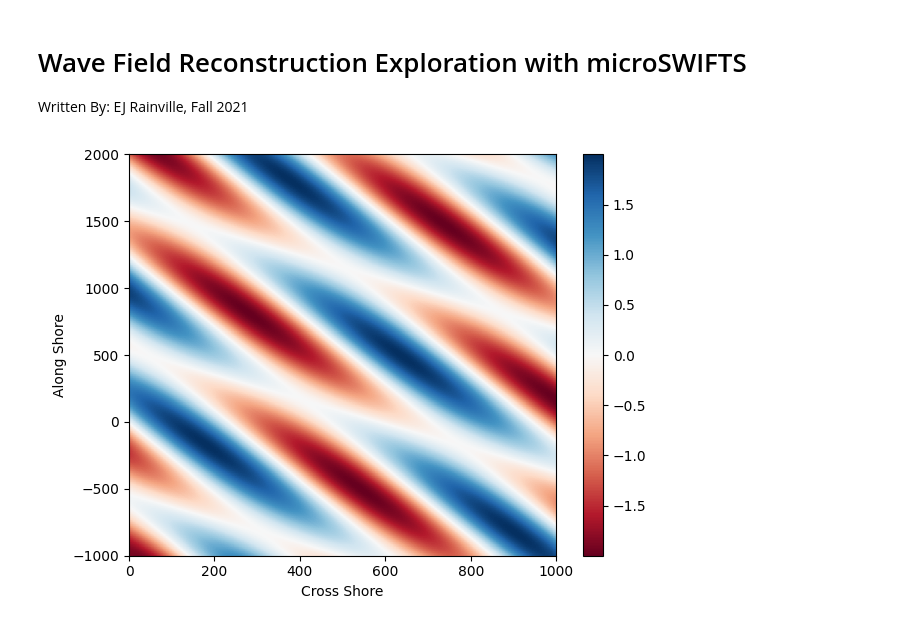
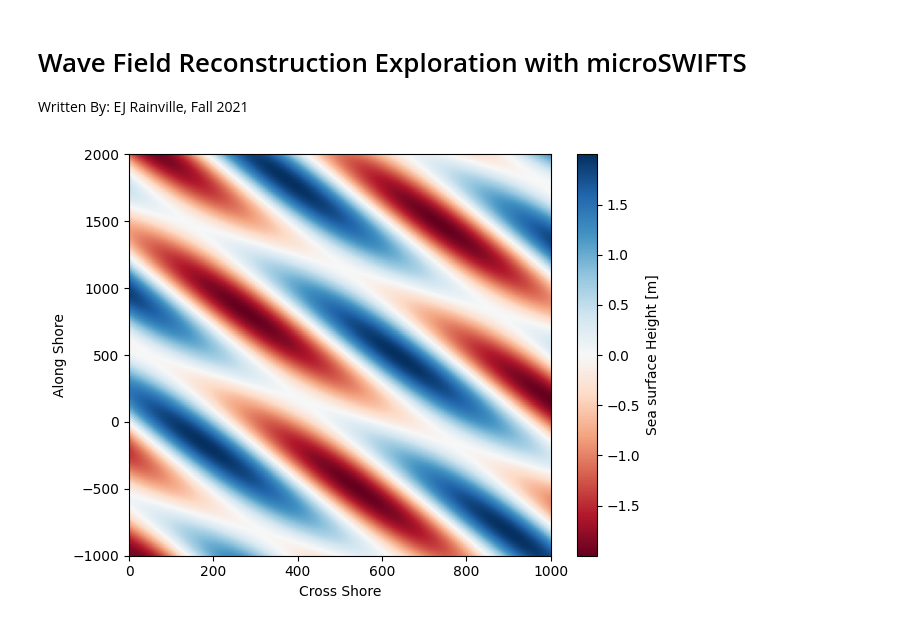
Before and after one commit to SASlabgroup/DUNEXMainExp, a Jupyter notebook: analysis/waveFieldReconstruction-exploration.ipynb, the cells around one changed output. Cells and saved outputs as stored; diff of their text form; code cells hidden in the pictures.

```diff
--- a/analysis/waveFieldReconstruction-exploration.ipynb
+++ b/analysis/waveFieldReconstruction-exploration.ipynb
@@ -21,32 +21,33 @@ x_grid, y_grid = np.meshgrid(x, y, indexing='xy')
 # Approximate depth (open ocean)
 depth = 1000 # units are meters
 
 # Make ocean surface function that will be "sampled" at each grid point
 # Long period component - Swell waves
 period_1 = 15 # period in seconds
 freq_1 = 1/period_1
 component_1 = np.sin((1/(2*np.pi)) * freq_1 * (x_grid + 0.2 * y_grid))
 
 # Middle Component
 period_2 = 10 # period in seconds
 freq_2= 1/period_2
 component_2 = np.sin((1/(2*np.pi)) * freq_2 * (x_grid + 0.5 * y_grid))
 
 # Total Surface
 eta = component_1 + component_2
 
 # Plot the Ocean Surface function
 fig_surface, ax = plt.subplots()
 # Plot surface contour map
 map = ax.pcolor(x_grid, y_grid, eta, cmap='RdBu', shading='auto')
 ax.set_xlabel('Cross Shore')
 ax.set_ylabel('Along Shore')
 # ax.axis('equal')
 ax.set_xlim(x[0], x[-1])
 ax.set_ylim(y[0], y[-1])
-fig_surface.colorbar(map, ax=ax)
+cbar = fig_surface.colorbar(map, ax=ax)
+cbar.ax.set_ylabel('Sea surface Height [m]')
 
 # Figure Properties
 plt.tight_layout()
 # %% [output]
-[figure, old version]
+[figure, new version]
```
Also changed, not shown: parts of 3 cells of this notebook, 1 other file.
